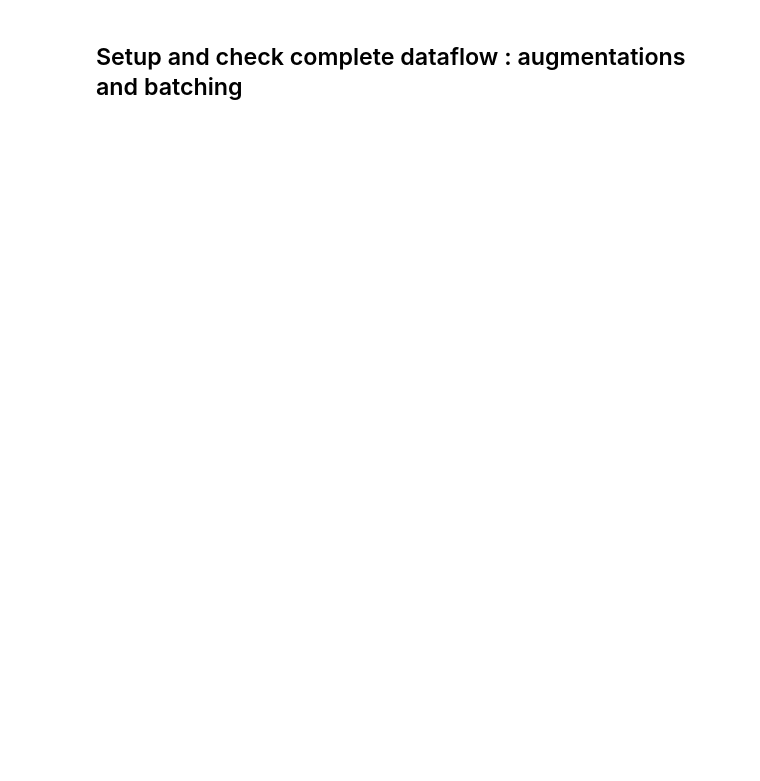
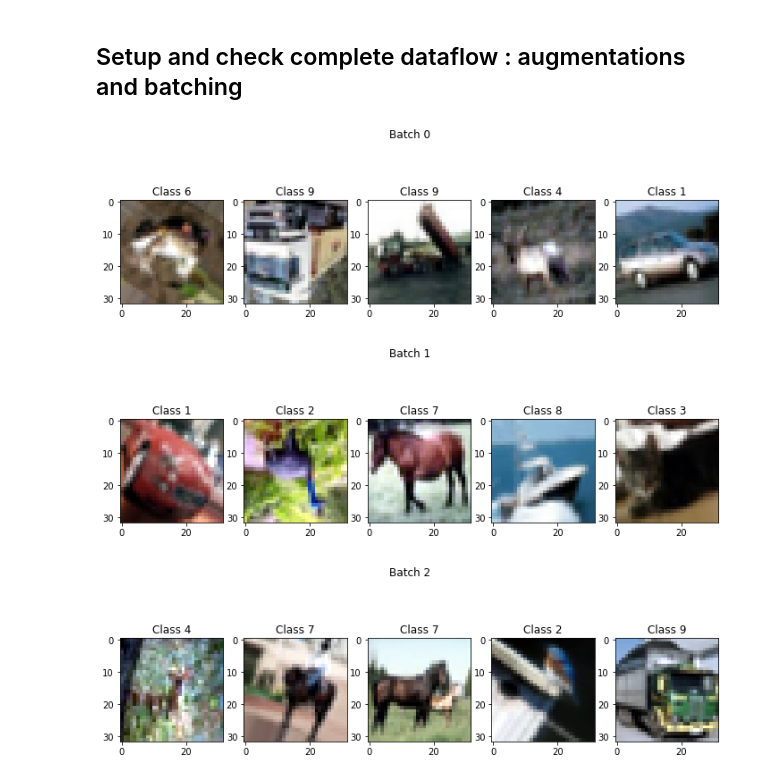
Before and after one commit to vfdev-5/pytorch-my_examples, a Jupyter notebook: Basics/check_dataflow.ipynb, the cells around one changed output. Saved outputs shown, nothing was run; the diff lists cells and outputs as text; code cells hidden in the pictures; blank space fills up the shorter version.

```diff
--- a/Basics/check_dataflow.ipynb
+++ b/Basics/check_dataflow.ipynb
@@ -98,0 +102,8 @@ display_data_augmentations(train_ds, aug_train_ds, max_datapoints=10)
+# %%
+train_batches = DataLoader(aug_train_ds, batch_size=5, drop_last=True, num_workers=2)
+# %%
+display_batches(train_batches, max_batches=3)
+# %% [output]
+[figure, added]
+[figure, added]
+[figure, added]
```
Also changed, not shown: parts of 7 cells of this notebook, 14 other files.
